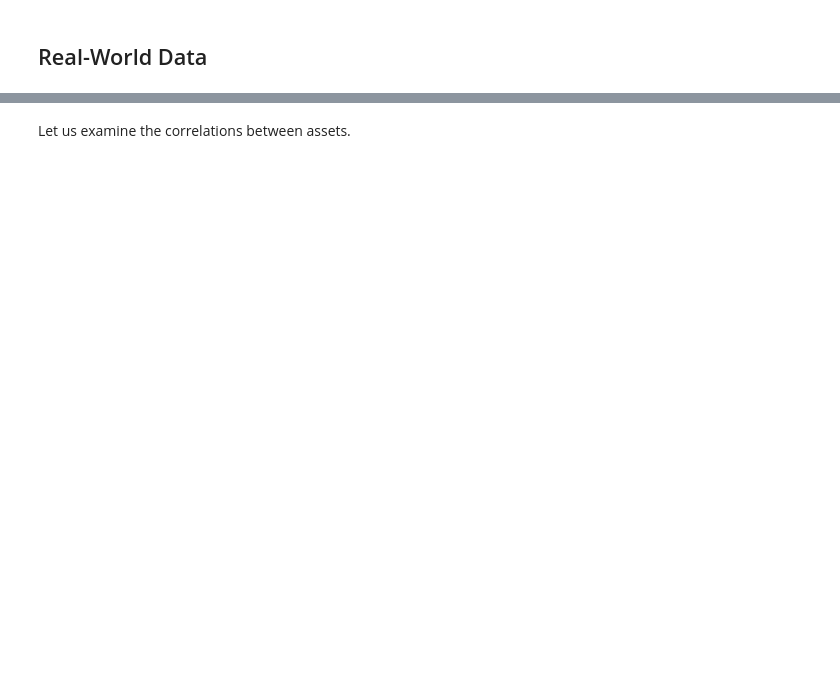
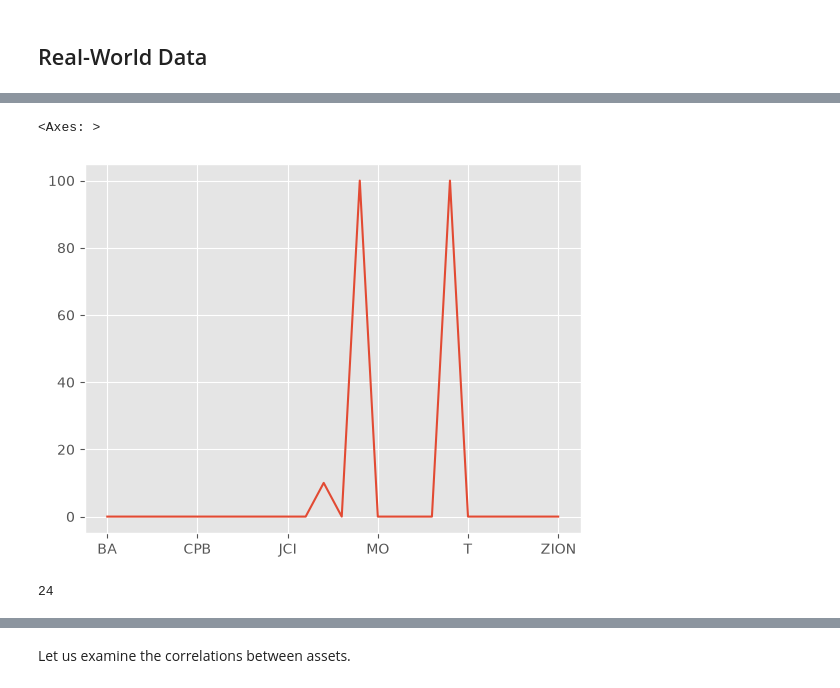
Before and after one commit to alfonso-santos/microcredencial-carteras-python, a Jupyter notebook: Tema_3_Markowitz/src/ejemplos-optimizacion-markowitz-soluciones-English.ipynb, the cells around one changed output, grey strips where cells are left out. Drawn from its saved outputs; the diff is of its cells as text; code cells hidden in the pictures; blank space fills up the shorter version.

```diff
--- a/Tema_3_Markowitz/src/ejemplos-optimizacion-markowitz-soluciones-English.ipynb
+++ b/Tema_3_Markowitz/src/ejemplos-optimizacion-markowitz-soluciones-English.ipynb
@@ -312,3 +371,8 @@ $SEE: possibly delisted; no timezone found
+# %%
+(prices.isna().mean() * 100).plot()
+# %% [output]
+<Axes: >
+[figure, added]
 # %%
 # Remove stocks with over 20% invalid/missing prices, then incomplete dates.
 prices = prices.loc[:, prices.isna().mean() <= 0.20].dropna()
@@ -318,6 +382,9 @@ returns = np.log(prices / prices.shift(1)).dropna()
 # %%
 # Number of assets
 num_act = prices.shape[1]
+num_act
+# %% [output]
+24
 # %%
 # Calculate log returns
 returns = np.log(prices).diff().dropna()
```
Also changed, not shown: parts of 17 cells of this notebook.
